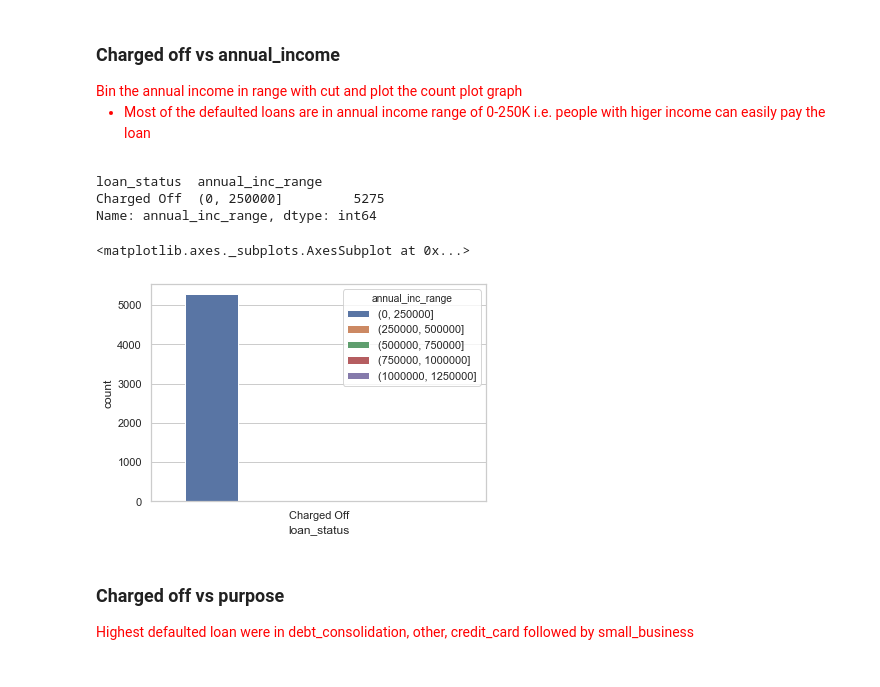
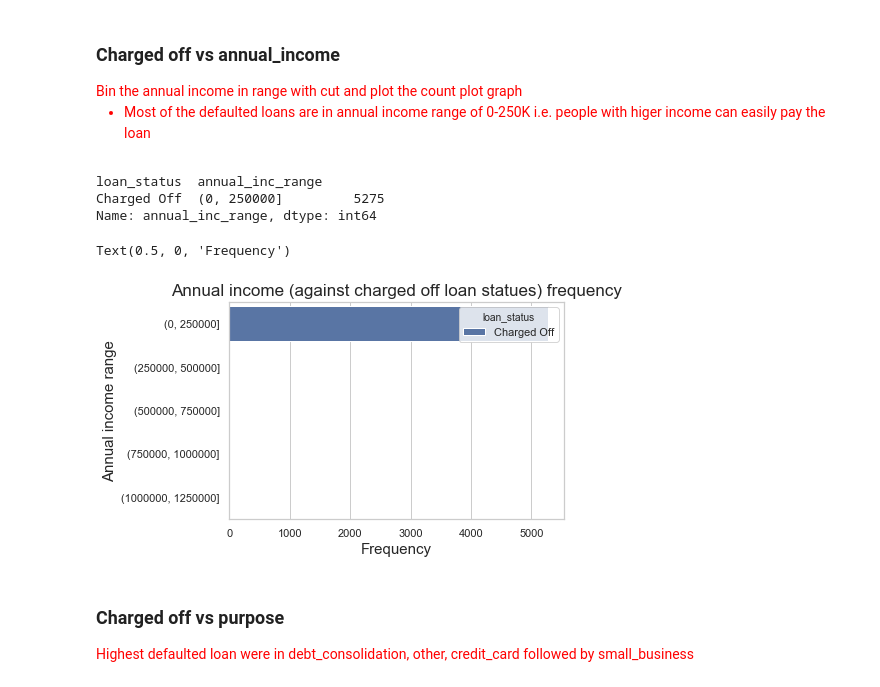
Before and after one commit to ps2420/LendingClubCaseStudy, a Jupyter notebook: Pankaj_Singh.ipynb, the cells around one changed output. Saved outputs shown, nothing was run; the diff lists cells and outputs as text; code cells hidden in the pictures.

```diff
--- a/Pankaj_Singh.ipynb
+++ b/Pankaj_Singh.ipynb
@@ -96,7 +99,7 @@ chargeoff_within_12_mths                56
 pub_rec_bankruptcies                   697
 # %%
 #Drop additional columns as its not needed, our purpose is to flag the customer when the loan is applied
-additional_colums_to_drop = ['collections_12_mths_ex_med', 'chargeoff_within_12_mths', 'delinq_amnt']
+additional_colums_to_drop = ['collections_12_mths_ex_med', 'chargeoff_within_12_mths', 'delinq_amnt', 'revol_util', 'last_pymnt_d', 'last_credit_pull_d']
 lending_case = lending_case.drop(columns = additional_colums_to_drop)
 print("Shape after dropping columns with no importance :: ", lending_case.shape)
 # %% [output]
@@ -126,0 +130,4 @@ last_credit_pull_d               2
+# %%
+#print(lending_case['title'].value_counts())
+lending_case['title'].fillna('Debt Consolidation', inplace = True)
+print_columns_with_missing_value(lending_case)
@@ -205,7 +215,7 @@ dtype: object
 #pd.to_datetime(lending_case['issue_d'], format="%b-%y").dt.year
 lending_case['issue_d'] = pd.to_datetime(lending_case['issue_d'], format="%b-%y")
 lending_case['issue_d_year'] = lending_case['issue_d'].dt.year
-lending_case['issue_d_month'] = lending_case['issue_d'].dt.month
+lending_case['issue_d_month'] = lending_case['issue_d'].dt.month.apply(lambda x: calendar.month_abbr[x])
 # %%
 print(lending_case[['issue_d', 'issue_d_year', 'issue_d_month']].head(2))
 print(lending_case['issue_d'].dtypes)
@@ -557,13 +606,17 @@ co_lending_case = co_lending_case[(co_lending_case['annual_inc'] < 250000)]
 # %%
 sns.set(style="whitegrid")
 print(co_lending_case.groupby(['loan_status'])['annual_inc_range'].value_counts())
-sns.countplot(x = "loan_status", hue="annual_inc_range", data = co_lending_case)
+ax = sns.countplot(y = "annual_inc_range", hue="loan_status", data = co_lending_case)
+
+ax.set_title("Annual income (against charged off loan statues) frequency", fontsize=17)
+ax.set_ylabel("Annual income range", fontsize=15)
+ax.set_xlabel("Frequency", fontsize=15)
 # %% [output]
 loan_status  annual_inc_range
 Charged Off  (0, 250000]         5275
 Name: annual_inc_range, dtype: int64
-<matplotlib.axes._subplots.AxesSubplot at 0x...>
+Text(0.5, 0, 'Frequency')
-[figure, old version]
+[figure, new version]
 # %% [markdown]
 ### Charged off vs purpose
 <font color="red"> Highest defaulted loan were in debt_consolidation, other, credit_card followed by small_business</font>
```
Also changed, not shown: parts of 59 cells of this notebook.
